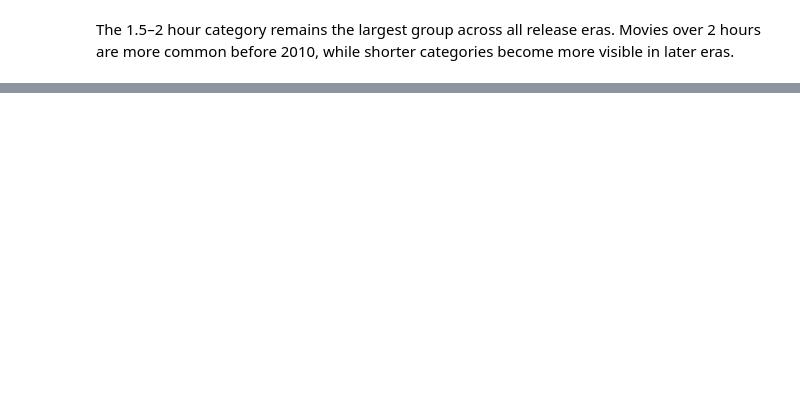
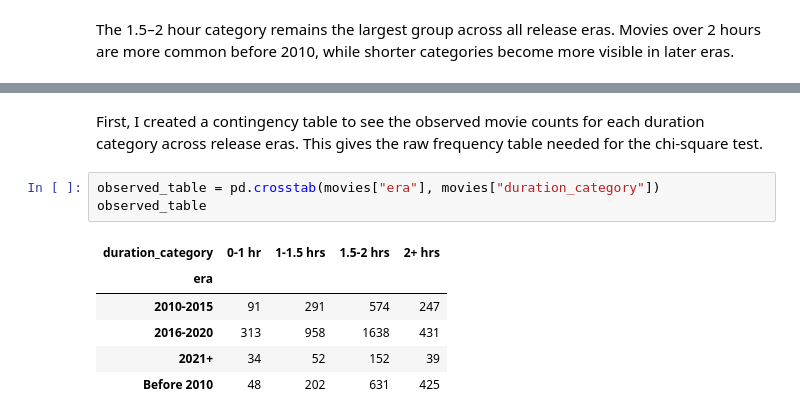
Before and after one commit to berkaygirgin/netflix-content-evolution-analysis, a Jupyter notebook: notebooks/netflix_content_evolution_analysis.ipynb, the cells around one changed output, grey strips where cells are left out. Saved outputs shown, nothing was run; the diff lists cells and outputs as text; blank space fills up the shorter version.

Commit message:
Statistical analysis: add chi-square hypothesis tests

```diff
--- a/notebooks/netflix_content_evolution_analysis.ipynb
+++ b/notebooks/netflix_content_evolution_analysis.ipynb
@@ -298,0 +311,12 @@ The 1.5–2 hour category remains the largest group across all release eras. Mov
+# %% [markdown]
+First, I created a contingency table to see the observed movie counts for each duration category across release eras. This gives the raw frequency table needed for the chi-square test.
+# %%
+observed_table = pd.crosstab(movies["era"], movies["duration_category"])
+observed_table
+# %% [output]
+| duration_category | 0-1 hr | 1-1.5 hrs | 1.5-2 hrs | 2+ hrs |
+| era |  |  |  |  |
+| 2010-2015 | 91 | 291 | 574 | 247 |
+| 2016-2020 | 313 | 958 | 1638 | 431 |
+| 2021+ | 34 | 52 | 152 | 39 |
+| Before 2010 | 48 | 202 | 631 | 425 |
```
Also changed, not shown: parts of 40 cells of this notebook.
